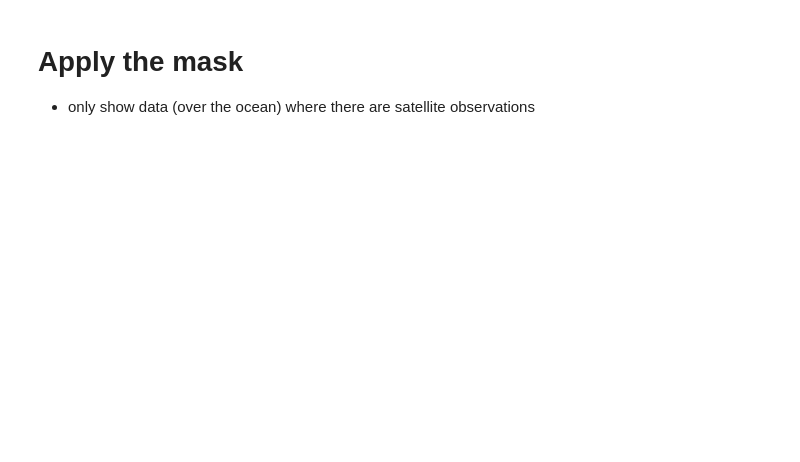
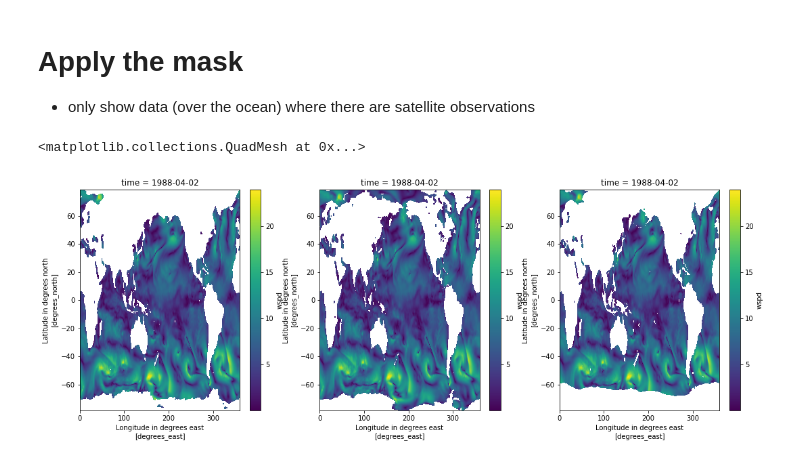
Before and after one commit to cgentemann/cloud_science, a Jupyter notebook: Cloud_testing/wind_weibull.ipynb, the cells around one changed output. Saved outputs shown, nothing was run; the diff lists cells and outputs as text; code cells hidden in the pictures; blank space fills up the shorter version.

```diff
--- a/Cloud_testing/wind_weibull.ipynb
+++ b/Cloud_testing/wind_weibull.ipynb
@@ -93,7 +185,13 @@ ds
 # %% [markdown]
 # Apply the mask
 - only show data (over the ocean) where there are satellite observations
+# %%
+#daily mask removes sea ice and land
+mask_obs = ds.rolling(time=180,center=True).max('time')  #4 per day 30 days = 180 rolling window
+dy_mask = mask_obs.nobs>0
+masked1 = ds.wspd.where(dy_mask)
 # %%
-#total_nobs = ds.nobs.sum({'time'},keep_attrs=True)  #this will give you a LAND mask
-
-#total_nobs.plot()
+# land mask only (includes data over sea ice)
+total_nobs = ds.nobs.sum({'time'},keep_attrs=True)  #this will give you a LAND mask
+land_mask = total_nobs>0
+masked2 = ds.wspd.where(land_mask)
@@ -113,0 +198,13 @@ masked = ds.wspd.where(mask_obs.nobs>0)
+# %%
+#climatology mask removes max sea ice extent and land
+all_nobs = mask_obs.nobs.sum({'time'},keep_attrs=True)
+clim_mask = all_nobs>125000
+masked3 = ds.wspd.where(clim_mask)
+# %%
+fig, ax = plt.subplots(1,3, figsize=(18,6))
+masked1.isel(time=1000).plot(ax=ax[0])
+masked2.isel(time=1000).plot(ax=ax[1])
+masked3.isel(time=1000).plot(ax=ax[2])
+# %% [output]
+<matplotlib.collections.QuadMesh at 0x...>
+[figure, added]
```
Also changed, not shown: parts of 27 cells of this notebook, 2 other files.
